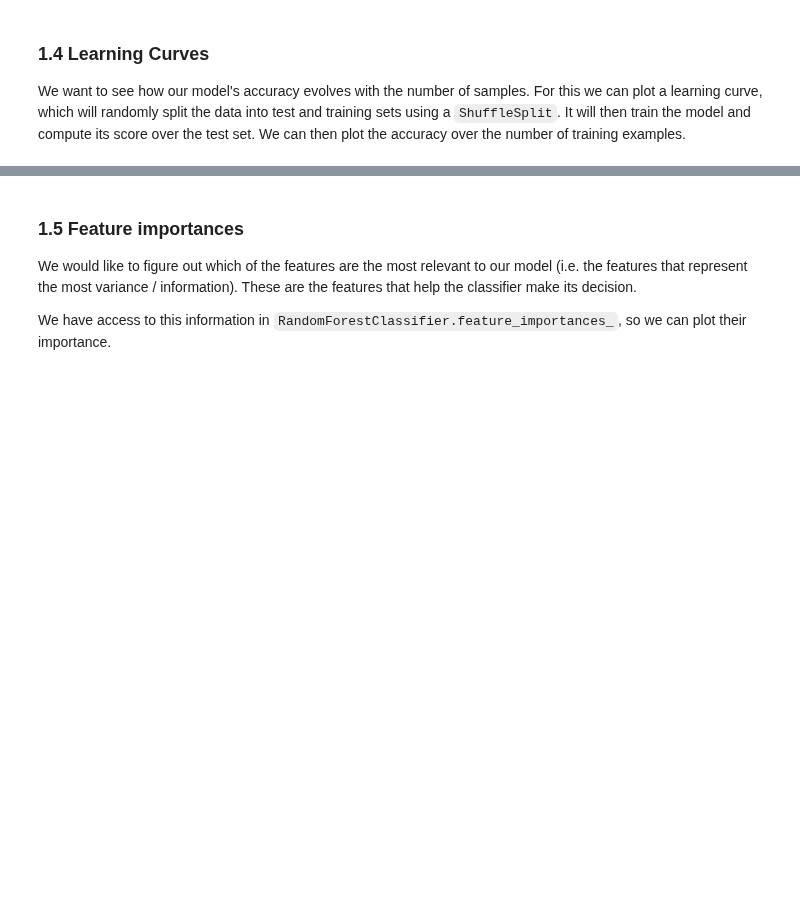
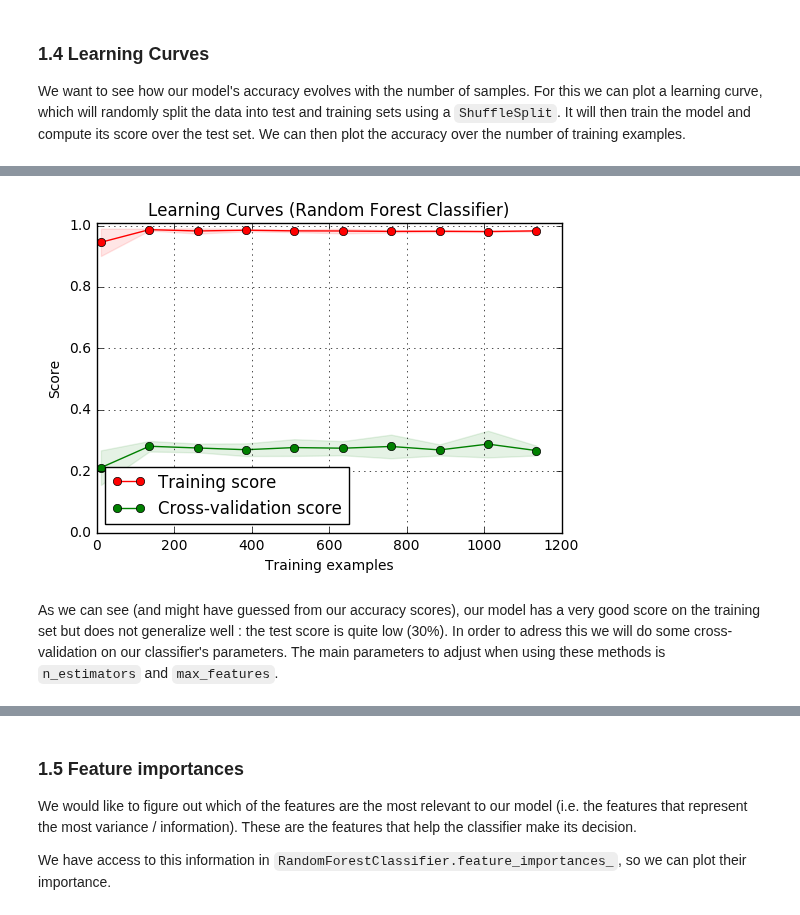
Before and after one commit to romac/ADAHomeworks, a Jupyter notebook: 04 - Applied ML/04 - Applied ML - Dylan.ipynb, the cells around one changed output, grey strips where cells are left out. Drawn from its saved outputs; the diff is of its cells as text; code cells hidden in the pictures; blank space fills up the shorter version.

```diff
--- a/04 - Applied ML/04 - Applied ML - Dylan.ipynb
+++ b/04 - Applied ML/04 - Applied ML - Dylan.ipynb
@@ -295,2 +174,0 @@ We conclude that only `meanIAT` has a mean that make sense with its standard dev
-# %%
-clean_df = clean_df.dropna(axis=0,subset=['meanIAT','nIAT','seIAT','meanExp','nExp','seExp']).reset_index()
@@ -312,9 +195,6 @@ We can now extract the labels that will be used to train the classifier.
 # %%
-from sklearn import preprocessing
+labels = np.array(final_df['skintone'])
 
-clean_df = clean_df.dropna()
-
-labels = np.array(clean_df['skintone'])
-le_labels = LabelEncoder()
-labels = le_labels.fit_transform(labels)
+label_encoder = LabelEncoder()
+labels = label_encoder.fit_transform(labels)
 # %% [markdown]
@@ -344,12 +212,29 @@ Y = labels
 We've now got our training data so let's try to train the `RandomForestClassifier`.
 # %%
 from sklearn.model_selection import train_test_split
+from sklearn.model_selection import cross_val_score
 
-# Split into a test and a train set
-X_train, X_test, y_train, y_test = train_test_split(X, Y, test_size=0.4, random_state=42)
+X_clf = features
+Y_clf = labels
 
-# Create the RandomForestClassifier
-forest = RandomForestClassifier()
+def run_random_forest(X,Y):
+    # Split into a test and a train set
+    X_train, X_test, y_train, y_test = train_test_split(X, Y, test_size=0.4, random_state=42)
 
-# Train the model
-clf = forest.fit(X_train, y_train)
+    # Create the RandomForestClassifier
+    forest = RandomForestClassifier()
+
+    # Train the model
+    clf_tmp = forest.fit(X_train, y_train)
+
+    test_score = clf_tmp.score(X_test, y_test)
+    train_score = clf_tmp.score(X_train, y_train)
+
+    print("Score: \n   -  test : {} \n   -  train : {}\n".format(test_score, train_score))
+
+    scores = cross_val_score(clf_tmp, X_test, y_test, cv=5)
+    print("Accuracy:\n   %0.6f (+/- %0.6f)" % (scores.mean(), scores.std() * 2))
+
+    return clf_tmp
+
+clf = run_random_forest(X_clf,Y_clf)
@@ -428,0 +299,6 @@ plt.show()
+# %%
+learning_curve_plot(clf, X_clf, Y_clf)
+# %% [output]
+[figure, added]
+# %% [markdown]
+As we can see (and might have guessed from our accuracy scores), our model has a very good score on the training set but does not generalize well : the test score is quite low (30%). In order to adress this we will do some cross-validation on our classifier's parameters. The main parameters to adjust when using these methods is `n_estimators` and `max_features`.
```
Also changed, not shown: parts of 55 cells of this notebook.
